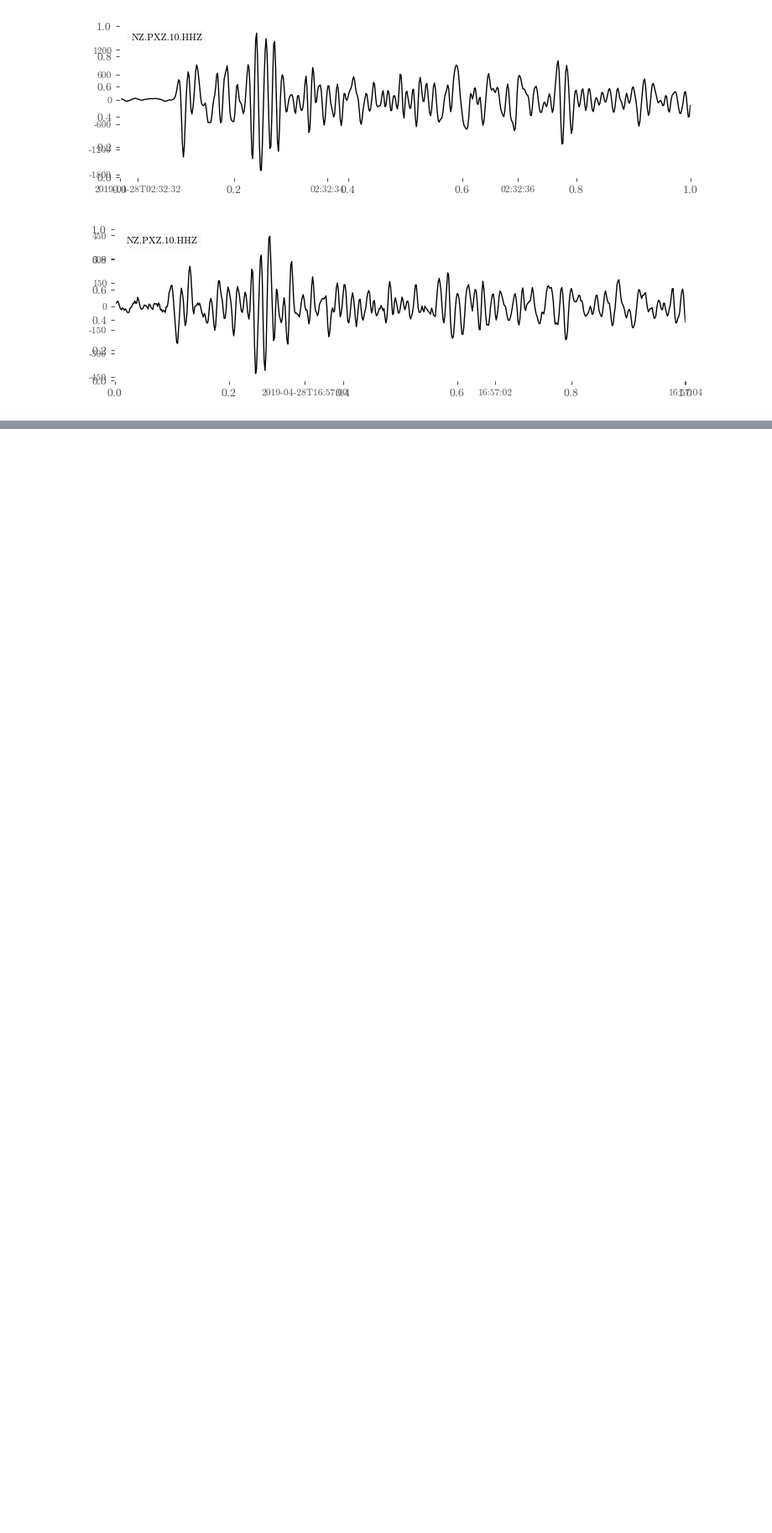
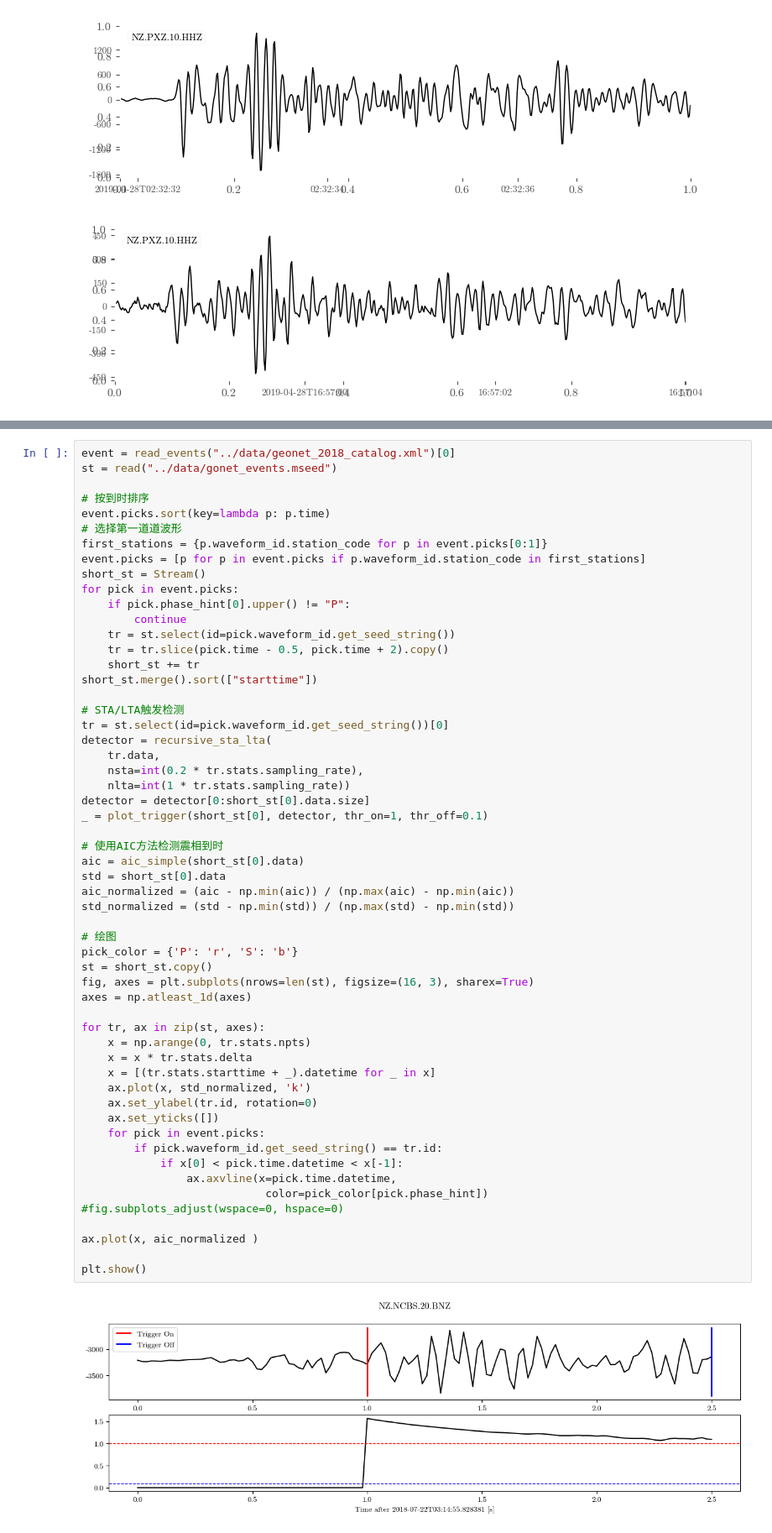
Before and after one commit to sssfeather/exerc, a Jupyter notebook: ipynb/ex_08_earthquake_detection.ipynb, the cells around one changed output, grey strips where cells are left out. Shown at 84% size. Saved outputs shown, nothing was run; the diff lists cells and outputs as text; blank space fills up the shorter version.

```diff
--- a/ipynb/ex_08_earthquake_detection.ipynb
+++ b/ipynb/ex_08_earthquake_detection.ipynb
@@ -185,0 +186,58 @@ Made 26 detections from 9 templates
+# %%
+event = read_events("../data/geonet_2018_catalog.xml")[0]
+st = read("../data/gonet_events.mseed")
+
+# 按到时排序
+event.picks.sort(key=lambda p: p.time)
+# 选择第一道道波形
+first_stations = {p.waveform_id.station_code for p in event.picks[0:1]}
+event.picks = [p for p in event.picks if p.waveform_id.station_code in first_stations]
+short_st = Stream()
+for pick in event.picks:
+    if pick.phase_hint[0].upper() != "P":
+        continue
+    tr = st.select(id=pick.waveform_id.get_seed_string())
+    tr = tr.slice(pick.time - 0.5, pick.time + 2).copy()
+    short_st += tr
+short_st.merge().sort(["starttime"])
+
+# STA/LTA触发检测
+tr = st.select(id=pick.waveform_id.get_seed_string())[0]
+detector = recursive_sta_lta(
+    tr.data,
+    nsta=int(0.2 * tr.stats.sampling_rate),
+    nlta=int(1 * tr.stats.sampling_rate))
+detector = detector[0:short_st[0].data.size]
+_ = plot_trigger(short_st[0], detector, thr_on=1, thr_off=0.1)
+
+# 使用AIC方法检测震相到时
+aic = aic_simple(short_st[0].data)
+std = short_st[0].data
+aic_normalized = (aic - np.min(aic)) / (np.max(aic) - np.min(aic))
+std_normalized = (std - np.min(std)) / (np.max(std) - np.min(std))
+
+# 绘图
+pick_color = {'P': 'r', 'S': 'b'}
+st = short_st.copy()
+fig, axes = plt.subplots(nrows=len(st), figsize=(16, 3), sharex=True)
+axes = np.atleast_1d(axes)
+
+for tr, ax in zip(st, axes):
+    x = np.arange(0, tr.stats.npts)
+    x = x * tr.stats.delta
+    x = [(tr.stats.starttime + _).datetime for _ in x]
+    ax.plot(x, std_normalized, 'k')
+    ax.set_ylabel(tr.id, rotation=0)
+    ax.set_yticks([])
+    for pick in event.picks:
+        if pick.waveform_id.get_seed_string() == tr.id:
+            if x[0] < pick.time.datetime < x[-1]:
+                ax.axvline(x=pick.time.datetime,
+                            color=pick_color[pick.phase_hint])
+#fig.subplots_adjust(wspace=0, hspace=0)
+
+ax.plot(x, aic_normalized )
+
+plt.show()
+# %% [output]
+[figure, added]
```
Also changed, not shown: parts of 12 cells of this notebook, 24 other files.
